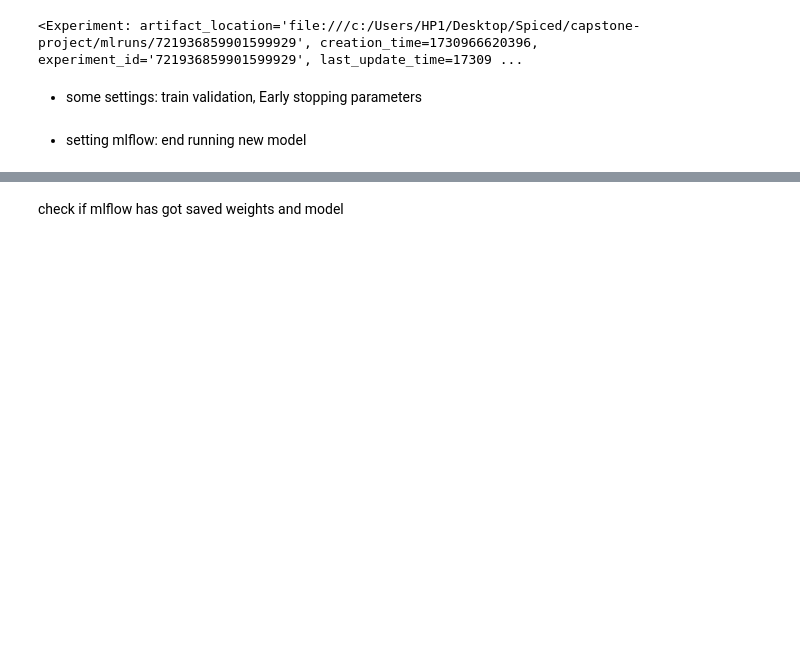
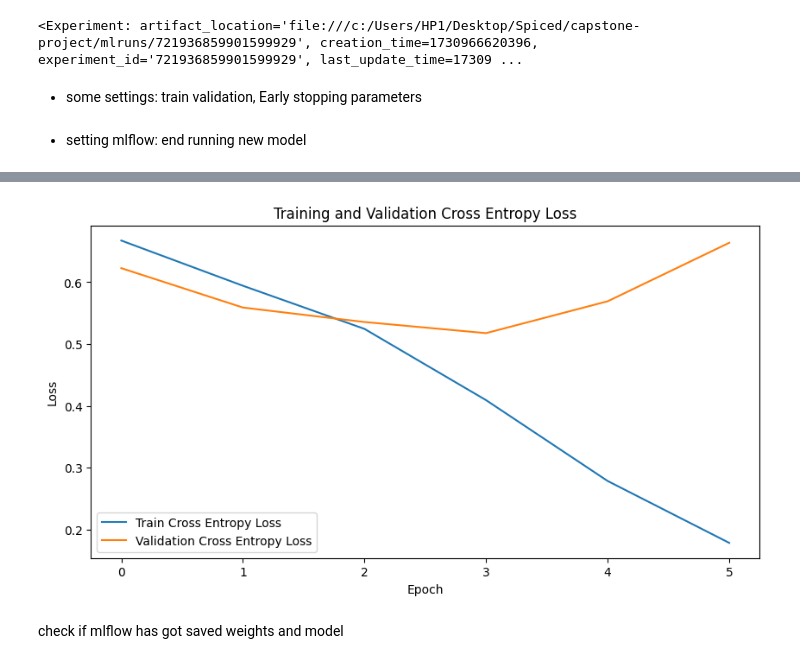
Before and after one commit to CogitoErgoDS/Spine_Degenerative_Classification, a Jupyter notebook: _1_training_2_cat.ipynb, the cells around one changed output, grey strips where cells are left out. Drawn from its saved outputs; the diff is of its cells as text; code cells hidden in the pictures; blank space fills up the shorter version.

```diff
--- a/_1_training_2_cat.ipynb
+++ b/_1_training_2_cat.ipynb
@@ -72,7 +72,7 @@ dtype: object
 if whole_data_set == True:
     print("Using the whole data set")
 else:
-    train_df = train_df.sample(n=20, random_state=RSEED)
+    train_df = train_df.sample(n=200, random_state=RSEED)
     display(Markdown('<span style="color:red"> this is a small sample : 48692</span>'))
 # %% [output]
 Using the whole data set
@@ -221,6 +221,9 @@ num_layers = len(list(model.children()))
 # %% [markdown]
 * setting mlflow: end running new model
 # %%
+import torch
+import numpy as np
+
 # Start MLflow run
 with mlflow.start_run():
     # Log parameters
@@ -235,8 +238,12 @@ with mlflow.start_run():
     mlflow.log_param("activation_function", "ReLU")
     mlflow.log_param("pretrained_weights", "IMAGENET1K_V1")
 
+    # Example input tensor with the same shape as the model's expected input
+    example_input = torch.randn(1, 3, 224, 224)  # Batch size 1, 3 color channels, 224x224 image
+
     best_val_loss = float('inf')
     patience_counter = 0
+    diverge_count = 0  # Counter for divergence-based stopping
 
     for epoch in range(num_epochs):
         # Training phase
@@ -265,7 +272,6 @@ with mlflow.start_run():
         # Log training losses to MLflow
         mlflow.log_metric("train_loss_cel", epoch_loss_cel_train, step=epoch)
 
-
         # Validation phase
         model.eval()
         running_loss_cel_val = 0.0
@@ -283,51 +289,38 @@ with mlflow.start_run():
         epoch_loss_cel_val = running_loss_cel_val / len(val_loader)
         val_losses_cel.append(epoch_loss_cel_val)
 
-
-        print(f'Epoch [{epoch}], ')
         # Log validation losses to MLflow
         mlflow.log_metric("val_loss_cel", epoch_loss_cel_val, step=epoch)
 
-        # Check for early stopping
-        # pausls Set parameters for both early stopping methods sonst nimm die alte verison
-        stop_threshold = 0.1           # Threshold for divergence
-        max_diverge_count = 3          # Max number of epochs with diverging validation loss
-        patience = 5                   # Number of epochs for validation loss plateau
-        best_val_loss = float('inf')   # Initialize best validation loss
-        diverge_count = 0              # Counter for divergence-based stopping
-        patience_counter = 0           # Counter for plateau-based stopping
-
-        for epoch in range(num_epochs):
-            # Training and validation steps
-            # Assume epoch_loss_cel_train and epoch_loss_cel_val are calculated after each epoch
-
-            # Check divergence-based stopping
-            if epoch_loss_cel_val > epoch_loss_cel_train * (1 + stop_threshold):
-                diverge_count += 1
-                if diverge_count >= max_diverge_count:
-                    print(f"Early stopping at epoch {epoch+1} due to validation loss diverging.")
-                    break
-            else:
-                diverge_count = 0  # Reset diverge count if validation loss is not diverging
-
-            # Check plateau-based stopping
-            if epoch_loss_cel_val < best_val_loss:
-                best_val_loss = epoch_loss_cel_val
-                patience_counter = 0  # Reset plateau counter if validation loss improves
-            else:
-                patience_counter += 1
-                if patience_counter >= patience:
-                    print(f"Early stopping at epoch {epoch+1} due to lack of validation loss improvement.")
-                    break
-            # Print epoch results
-            print(f'Epoch [{epoch+1}/{num_epochs}], '
+        print(f'Epoch [{epoch + 1}/{num_epochs}], '
               f'Train Cross Entropy Loss: {epoch_loss_cel_train:.4f}, '
               f'Validation Cross Entropy Loss: {epoch_loss_cel_val:.4f}')
 
+        # Check for early stopping (divergence-based stopping)
+        if epoch_loss_cel_val > epoch_loss_cel_train * (1 + stop_threshold):
+            diverge_count += 1
+            if diverge_count >= max_diverge_count:
+                print(f"Early stopping at epoch {epoch + 1} due to validation loss diverging.")
+                break
+        else:
+            diverge_count = 0  # Reset diverge count if validation loss is not diverging
+
+        # Check for early stopping (plateau-based stopping)
+        if epoch_loss_cel_val < best_val_loss:
+            best_val_loss = epoch_loss_cel_val
+            patience_counter = 0  # Reset plateau counter if validation loss improves
+        else:
+            patience_counter += 1
+            if patience_counter >= patience:
+                print(f"Early stopping at epoch {epoch + 1} due to lack of validation loss improvement.")
+                break
     print("Training complete!")
 
-    # Log the model
-    mlflow.pytorch.log_model(model, "model")
+    # Convert example_input to numpy array
+    example_input_np = example_input.numpy()
+
+    # Log the model with input_example
+    mlflow.pytorch.log_model(model, "model", input_example=example_input_np)
 
     # Plot and log the loss curves as artifacts
     plt.figure(figsize=(10, 5))
@@ -339,3 +332,4 @@ with mlflow.start_run():
     plt.legend()
     plt.savefig("cross_entropy_loss.png")
     mlflow.log_artifact("cross_entropy_loss.png")
+# %% [output]
@@ -342,3 +344,4 @@ with mlflow.start_run():
+[figure, added]
 # %% [markdown]
 check if mlflow has got saved weights and model
 # %%
```
Also changed, not shown: parts of 2 cells of this notebook, 14 other files.
